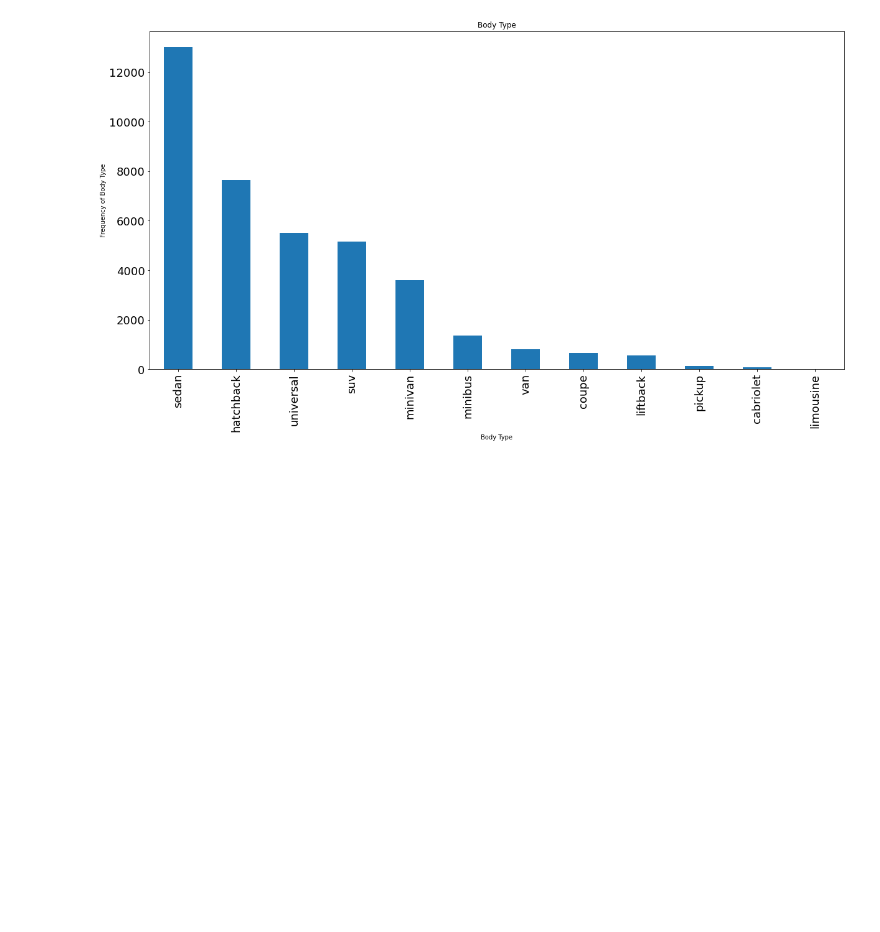
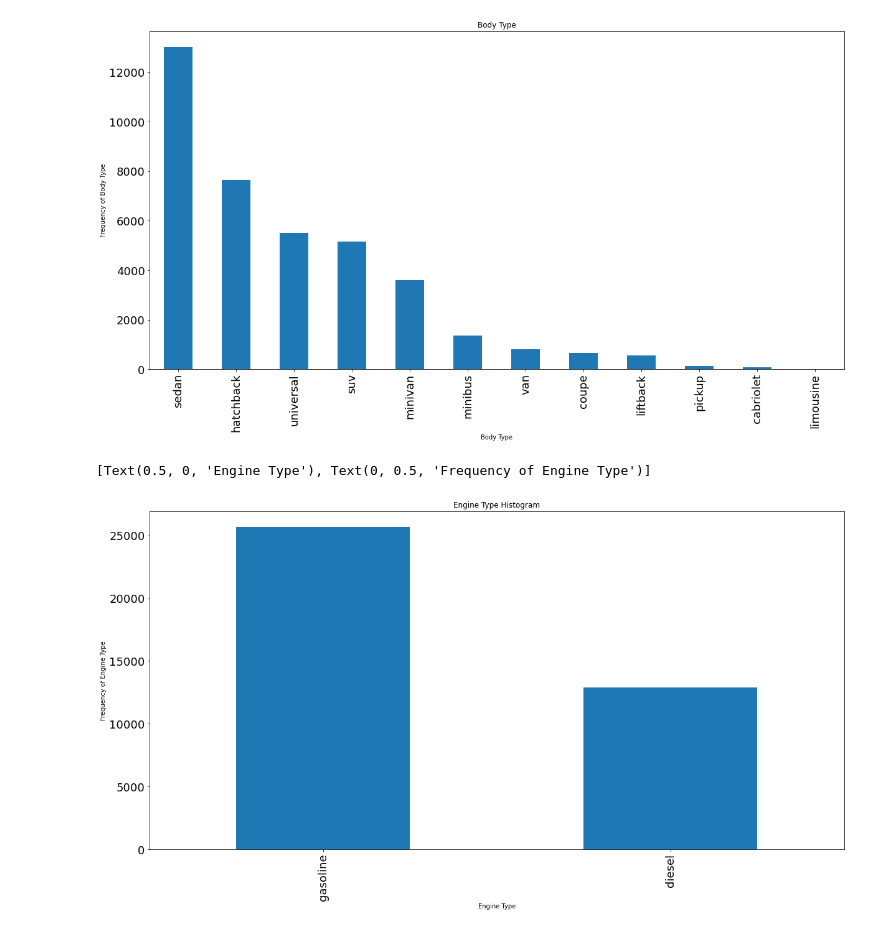
Before and after one commit to CS521-Burstein/final-project-yupj007, a Jupyter notebook: Final Project-Shuhan Li.ipynb, the cells around one changed output. Cells and saved outputs as stored; diff of their text form; code cells hidden in the pictures; blank space fills up the shorter version.

```diff
--- a/Final Project-Shuhan Li.ipynb
+++ b/Final Project-Shuhan Li.ipynb
@@ -98,3 +98,11 @@ plt.set(xlabel = 'Body Type', ylabel='Frequency of Body Type')
 # %% [output]
 [Text(0.5, 0, 'Body Type'), Text(0, 0.5, 'Frequency of Body Type')]
 [figure]
+# %%
+# Engine Type Histogram
+plt = df.engine_type.value_counts().plot(kind = "bar", figsize = (20,10),
+                                         title = "Engine Type Histogram", fontsize = 18)
+plt.set(xlabel = "Engine Type", ylabel = "Frequency of Engine Type")
+# %% [output]
+[Text(0.5, 0, 'Engine Type'), Text(0, 0.5, 'Frequency of Engine Type')]
+[figure, added]
```
Also changed, not shown: parts of 6 cells of this notebook.
